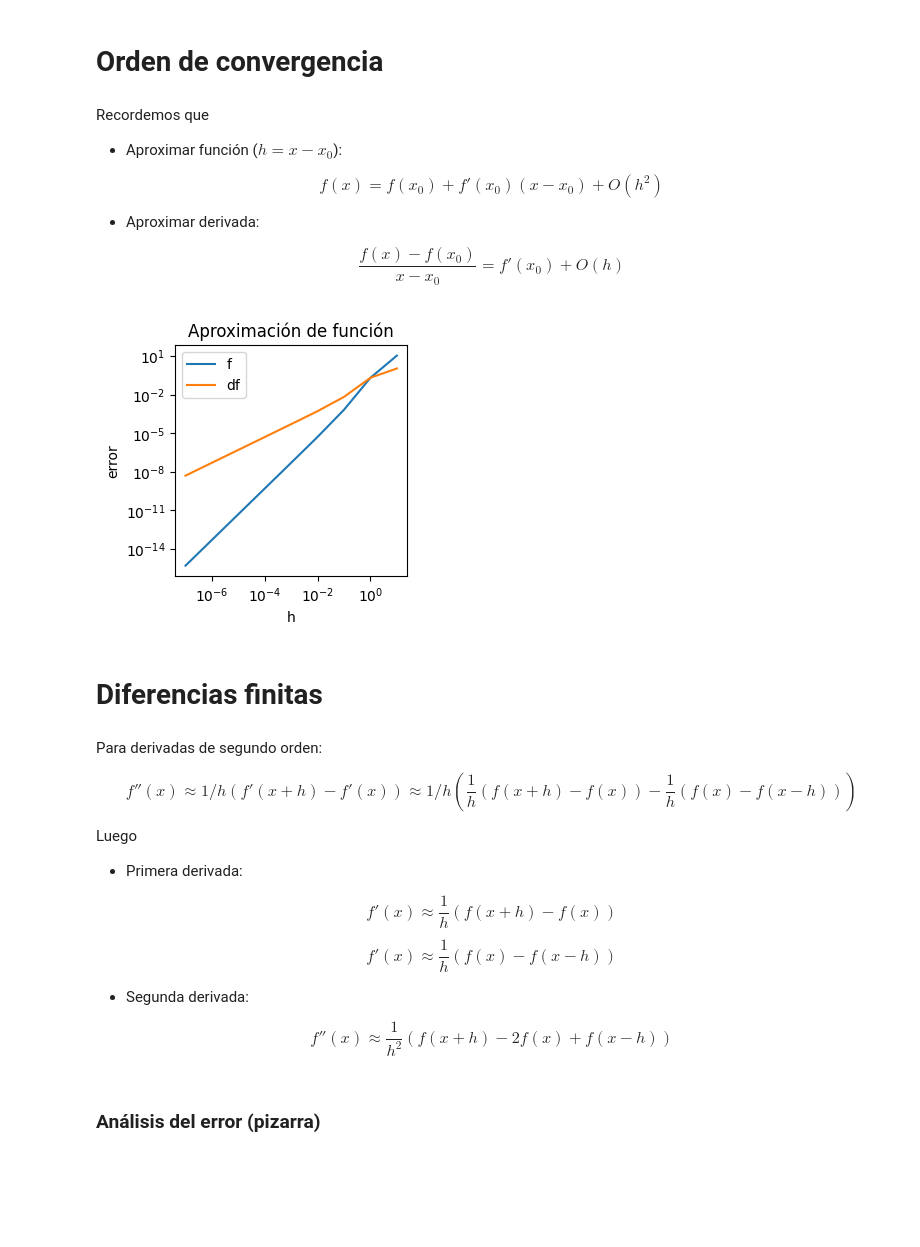
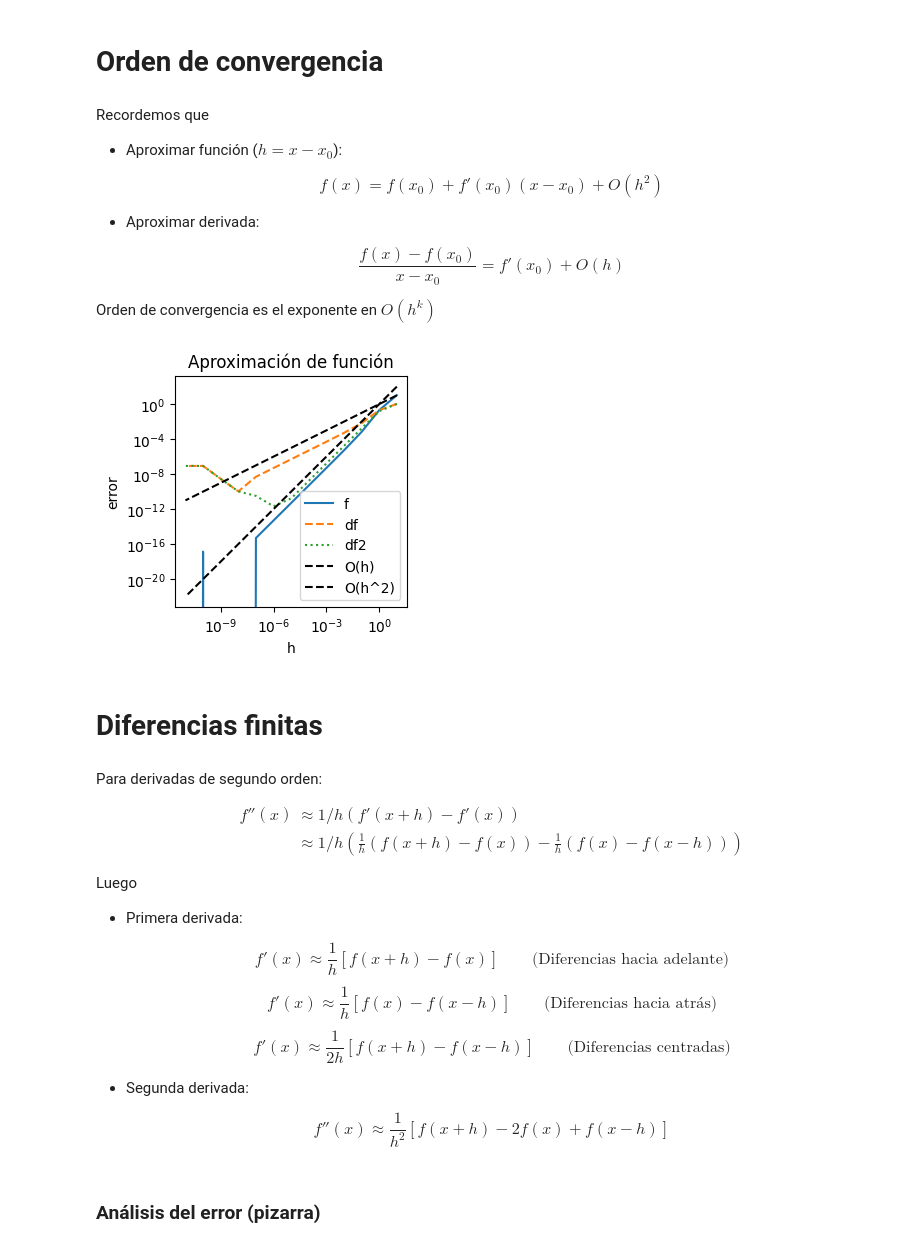
Before and after one commit to nabw/IMT1001, a Jupyter notebook: modulo-numerico/imt1001.ipynb, the cells around one changed output. Saved outputs shown, nothing was run; the diff lists cells and outputs as text; code cells hidden in the pictures; blank space fills up the shorter version.

```diff
--- a/modulo-numerico/imt1001.ipynb
+++ b/modulo-numerico/imt1001.ipynb
@@ -50,7 +52,6 @@ $$ \frac{f(x) - f(x_0)}{x - x_0} = f'(x_0) + O(h) $$
 import numpy as np
 from math import factorial
 import matplotlib.pyplot as plt
-plt.rcParams['figure.figsize'] = [3,3]
 
 def f(x):
     return np.sin(x)
@@ -76,14 +77,15 @@ def f_Taylor(x, x0, k):
         out += dfk(x0, j+1) / factorial(j+1) * h**(j+1)
     return out
 # %%
-xs = np.linspace(-2*np.pi,2*np.pi)
+xs = np.linspace(-2*np.pi,2*np.pi,200)
 fs = f(xs)  # [ f(x) for x in xs ]
 
-
-for k in (1,2,4,6,8,10,12,14,16):
-    plt.plot(xs,fs,label="f")
+plt.figure(figsize=(7, 4))
+plt.plot(xs,fs,label="sin(x)")
+for k in (1,6,12,16):
     fs_taylor = f_Taylor(xs, 0.0, k)
-    plt.plot(xs,fs_taylor,label="T2")
+    plt.plot(xs,fs_taylor,label="Taylor-order {}".format(k))
     plt.ylim(-2,2)
-    plt.legend(); plt.title("Order {}".format(k)); plt.show()
+    plt.legend()
+plt.title("Taylor approx of sine".format(k)); plt.show()
 # %% [output]
@@ -108,46 +102,61 @@ $$ f(x) = f(x_0) + f'(x_0)(x-x_0) + O(h^2) $$
 - Aproximar derivada:
 
 $$ \frac{f(x) - f(x_0)}{x - x_0} = f'(x_0) + O(h) $$
+
+Orden de convergencia es el exponente en $O(h^k)$
 # %%
 def f_approx(x, h):
     return f(x) + df(x) * h
 
 errors_f=[]
 errors_df = []
-hs = [10**k for k in range(1, -8, -1)]
+errors_df2 = []
+hs = [10**k for k in range(1, -12, -1)]
 x = 0.1
 for h in hs:
     error_f = abs(f(x+h) - f_approx(x, h)) # Aproximación de función
     errors_f.append(error_f)
-    error_df = abs( (f(x+h) - f(x))/h - df(x) ) # Aproximación de derivada
+    error_df = abs( (f(x+h) - f(x))/(h) - df(x) ) # Aproximación de derivada
     errors_df.append(error_df)
+    error_df2 = abs( (f(x+h) - f(x-h))/(2*h) - df(x) ) # Aproximación de derivada
+    errors_df2.append(error_df2)
 # %%
+plt.figure(figsize=(3, 3))
 plt.loglog(hs, errors_f, label = "f")
-plt.loglog(hs, errors_df, label="df")
+plt.loglog(hs, errors_df, linestyle='dashed', label="df")
+plt.loglog(hs, errors_df2, linestyle='dotted', label="df2")
+plt.loglog(hs, hs, linestyle='dashed', label='O(h)', color='black')
+plt.loglog(hs, [h**2 for h in hs], linestyle='dashed', label='O(h^2)', color='black')
 plt.legend()
 plt.title("Aproximación de función")
 plt.xlabel("h")
 plt.ylabel("error")
 plt.show()
 # %% [output]
-[figure, old version]
+[figure, new version]
 # %% [markdown]
 # Diferencias finitas
 # %% [markdown]
 Para derivadas de segundo orden:
 
-$$ f''(x) \approx 1/h\left(f'(x+h) - f'(x)\right) \approx 1/h \left( \frac{1}{h}\left(f(x+h)-f(x)\right) - \frac{1}{h}\left(f(x) - f(x-h)\right)\right) $$
+$$
+\begin{aligned}
+f''(x) &\approx 1/h\left(f'(x+h) - f'(x)\right) \\
+       &\approx 1/h \left( \frac{1}{h}\left(f(x+h)-f(x)\right) - \frac{1}{h}\left(f(x) - f(x-h)\right)\right)
+\end{aligned}
+$$
 
 Luego
 
  - Primera derivada:
 
-$$ f'(x) \approx \frac 1 h \left( f(x+h) - f(x) \right) $$
-$$ f'(x) \approx \frac 1 h \left( f(x) - f(x-h) \right) $$
+$$ f'(x) \approx \frac 1 h \left[ f(x+h) - f(x) \right] \qquad \text{(Diferencias hacia adelante)}$$
+$$ f'(x) \approx \frac 1 h \left[ f(x) - f(x-h) \right] \qquad\text{(Diferencias hacia atrás)}$$
+$$ f'(x) \approx \frac 1 {2h} \left[ f(x+h) - f(x-h) \right] \qquad\text{(Diferencias centradas)}$$
 
  - Segunda derivada:
 
-$$ f''(x) \approx  \frac{1}{h^2} \left( f(x+h)-2f(x)+ f(x-h)\right) $$
+$$ f''(x) \approx  \frac{1}{h^2} \left[ f(x+h)-2f(x)+ f(x-h)\right] $$
 # %% [markdown]
 ### Análisis del error (pizarra)
 # %%
```
Also changed, not shown: parts of 9 cells of this notebook, 1 other file.
